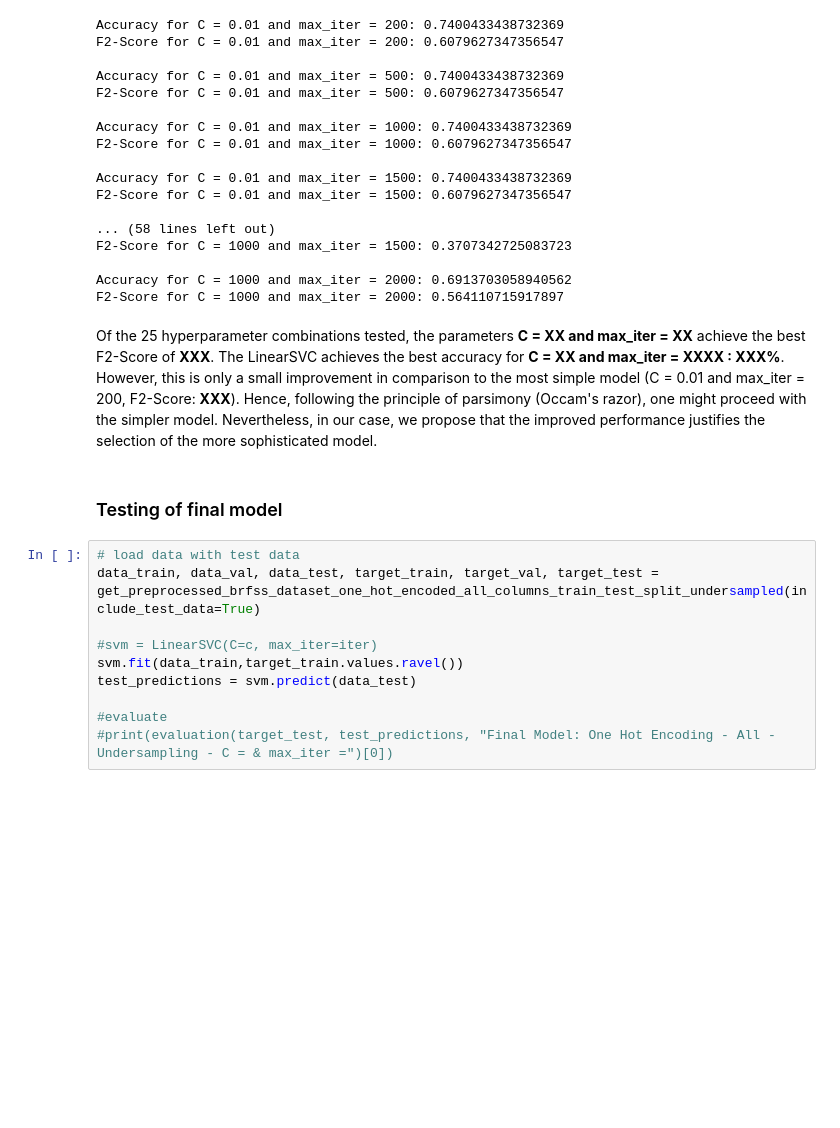
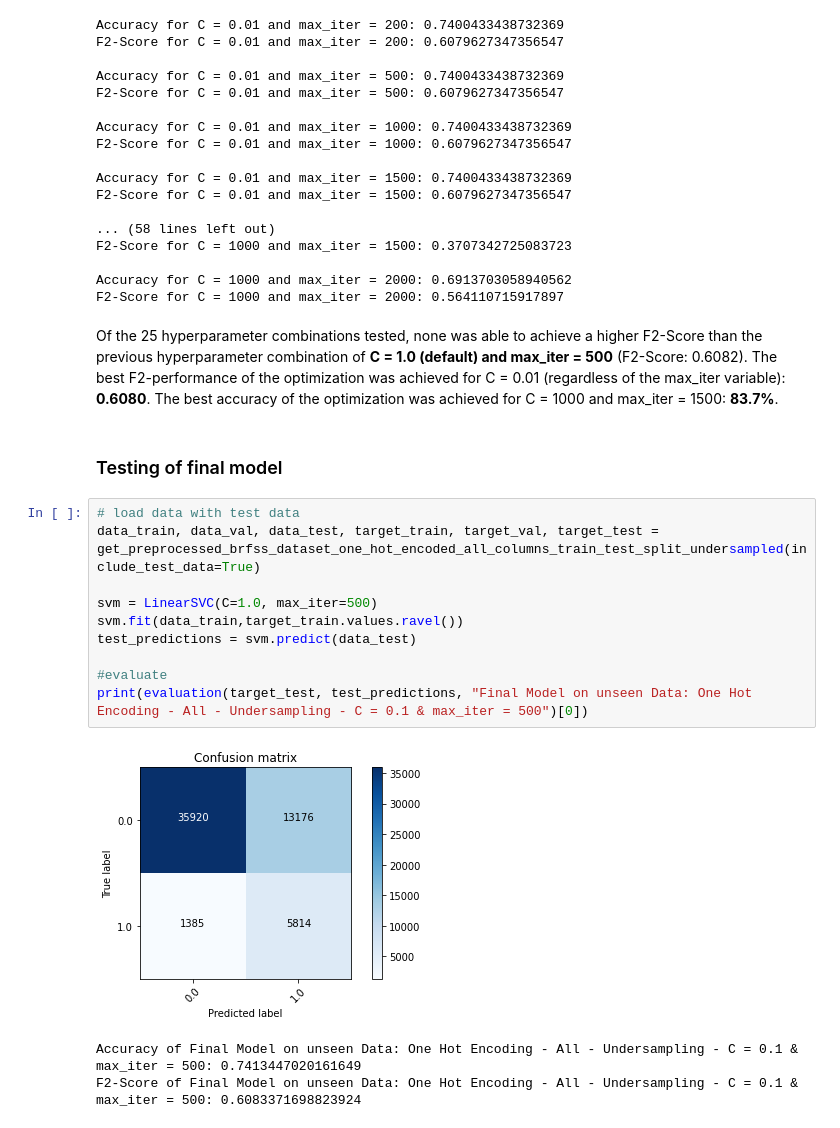
Before and after one commit to medplot/data-mining-project, a Jupyter notebook: jupyter_notebooks/support_vector_machine.ipynb, the cells around one changed output. Saved outputs shown, nothing was run; the diff lists cells and outputs as text; blank space fills up the shorter version.

Commit message:
final model

```diff
--- a/jupyter_notebooks/support_vector_machine.ipynb
+++ b/jupyter_notebooks/support_vector_machine.ipynb
@@ -261,20 +261,23 @@ F2-Score for C = 1000 and max_iter = 1500: 0.3707342725083723
 
 Accuracy for C = 1000 and max_iter = 2000: 0.6913703058940562
 F2-Score for C = 1000 and max_iter = 2000: 0.564110715917897
-# %% [markdown]
-Of the 25 hyperparameter combinations tested, the parameters **C = XX and max_iter = XX** achieve the best F2-Score of **XXX**.
-The LinearSVC achieves the best accuracy for **C = XX and max_iter = XXXX : XXX%**.
-However, this is only a  small improvement in comparison to the most simple model (C = 0.01 and max_iter = 200, F2-Score: **XXX**). Hence, following the principle of parsimony (Occam's razor), one might proceed with the simpler model.
-Nevertheless, in our case, we propose that the improved performance justifies the selection of the more sophisticated model.
+# %% [markdown]
+Of the 25 hyperparameter combinations tested, none was able to achieve a higher F2-Score than the previous hyperparameter combination of **C = 1.0 (default) and max_iter = 500** (F2-Score: 0.6082).
+The best F2-performance of the optimization was achieved for C = 0.01 (regardless of the max_iter variable): **0.6080**.
+The best accuracy of the optimization was achieved for C = 1000 and max_iter = 1500: **83.7%**.
 # %% [markdown]
 ### Testing of final model
 # %%
 # load data with test data
 data_train, data_val, data_test, target_train, target_val, target_test = get_preprocessed_brfss_dataset_one_hot_encoded_all_columns_train_test_split_undersampled(include_test_data=True)
 
-#svm = LinearSVC(C=c, max_iter=iter)
+svm = LinearSVC(C=1.0, max_iter=500)
 svm.fit(data_train,target_train.values.ravel())
 test_predictions = svm.predict(data_test)
 
 #evaluate
-#print(evaluation(target_test, test_predictions, "Final Model: One Hot Encoding - All - Undersampling - C = & max_iter =")[0])
+print(evaluation(target_test, test_predictions, "Final Model on unseen Data: One Hot Encoding - All - Undersampling - C = 0.1 & max_iter = 500")[0])
+# %% [output]
+[figure, added]
+Accuracy of Final Model on unseen Data: One Hot Encoding - All - Undersampling - C = 0.1 & max_iter = 500: 0.7413447020161649
+F2-Score of Final Model on unseen Data: One Hot Encoding - All - Undersampling - C = 0.1 & max_iter = 500: 0.6083371698823924
```
